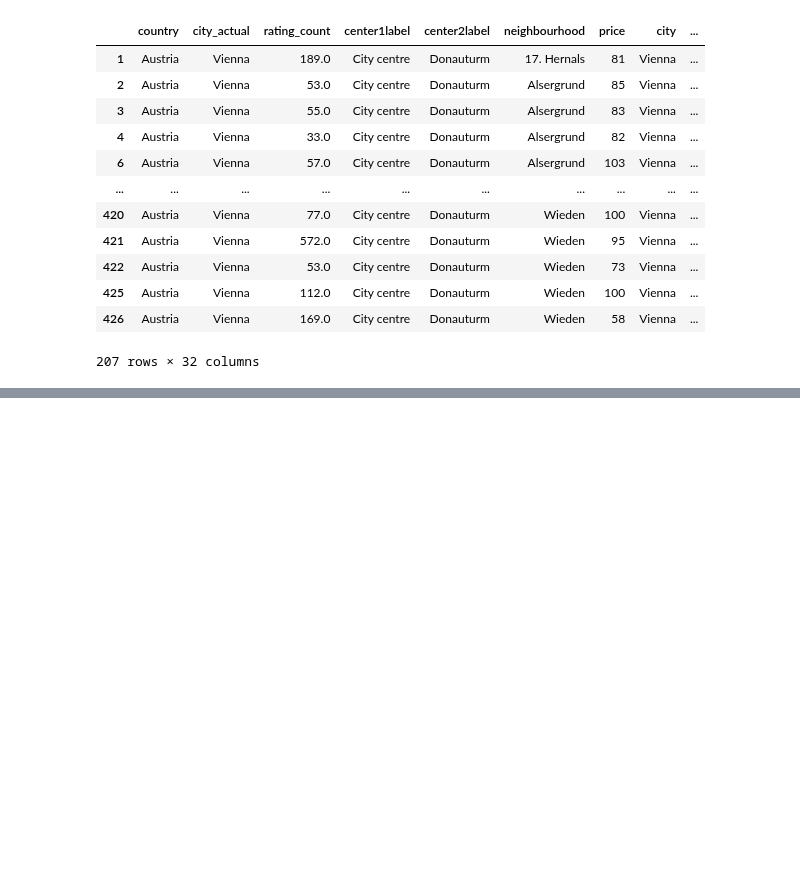
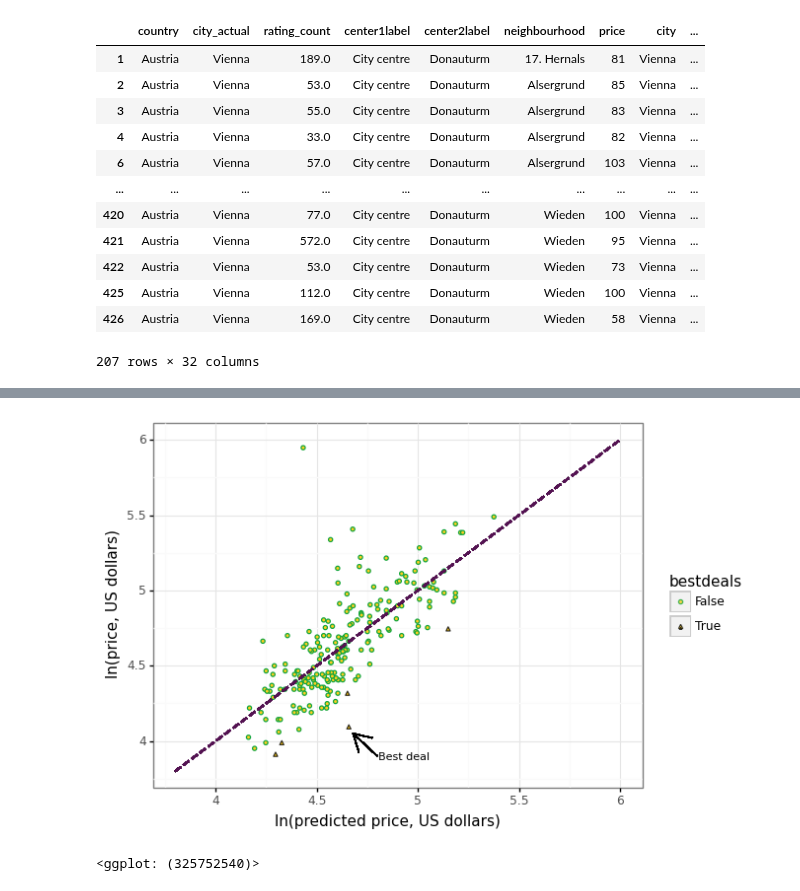
Before and after one commit to gabors-data-analysis/da_case_studies, a Jupyter notebook: ch10-hotels-multiple-reg/ch10-hotels-multiple-reg.ipynb, the cells around one changed output, grey strips where cells are left out. Drawn from its saved outputs; the diff is of its cells as text; code cells hidden in the pictures; blank space fills up the shorter version.

Commit message:
add plots to ch10-hotels-multiple-reg.ipynb

```diff
--- a/ch10-hotels-multiple-reg/ch10-hotels-multiple-reg.ipynb
+++ b/ch10-hotels-multiple-reg/ch10-hotels-multiple-reg.ipynb
@@ -206,0 +207,14 @@ Warnings:
+# %%
+y_yhat_hotels = (ggplot(data=hotels)
+ + geom_point(aes(x='lnprice_hat',y='lnprice',color='bestdeals',shape='bestdeals'),size=1.2, fill=color[3],alpha=0.8,)
+ + geom_segment(aes(x = 3.8, y = 3.8, xend = 6, yend =6), size=0.8, color=color[2],linetype='dashed')
+ + labs(x = "ln(predicted price, US dollars) ",y = "ln(price, US dollars)")
+ + scale_colour_manual(name='',values=[color[1],'black'])
+ + geom_segment(aes(x = 4.8, y = 3.9, xend = 4.68, yend = 4.05), arrow = arrow())
+ + annotate("text", x = 4.93, y = 3.9, label = "Best deal", size=8)
+ + theme_bw()
+)
+y_yhat_hotels
+# %% [output]
+[figure, added]
+<ggplot: (325752540)>
```
Also changed, not shown: parts of 7 cells of this notebook.
